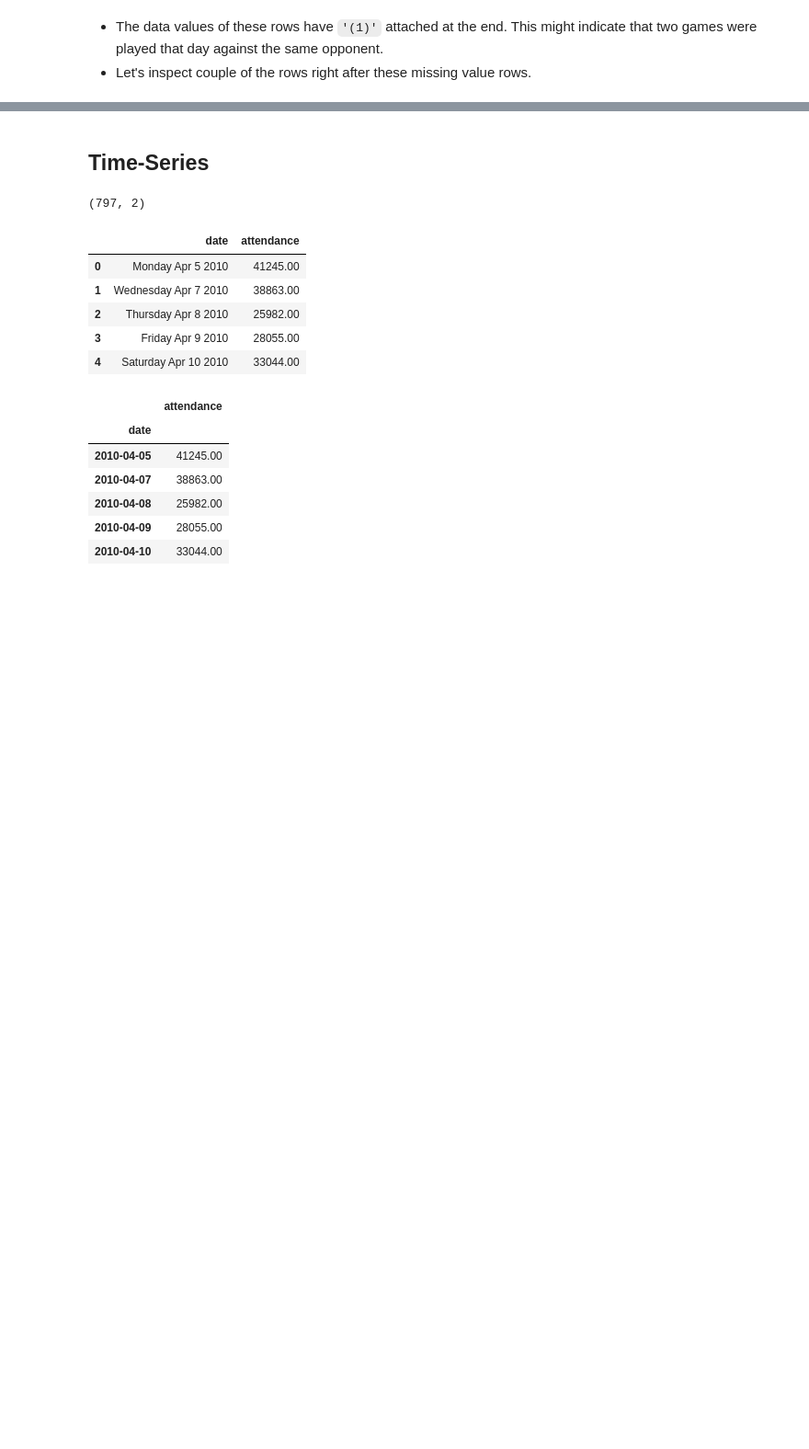
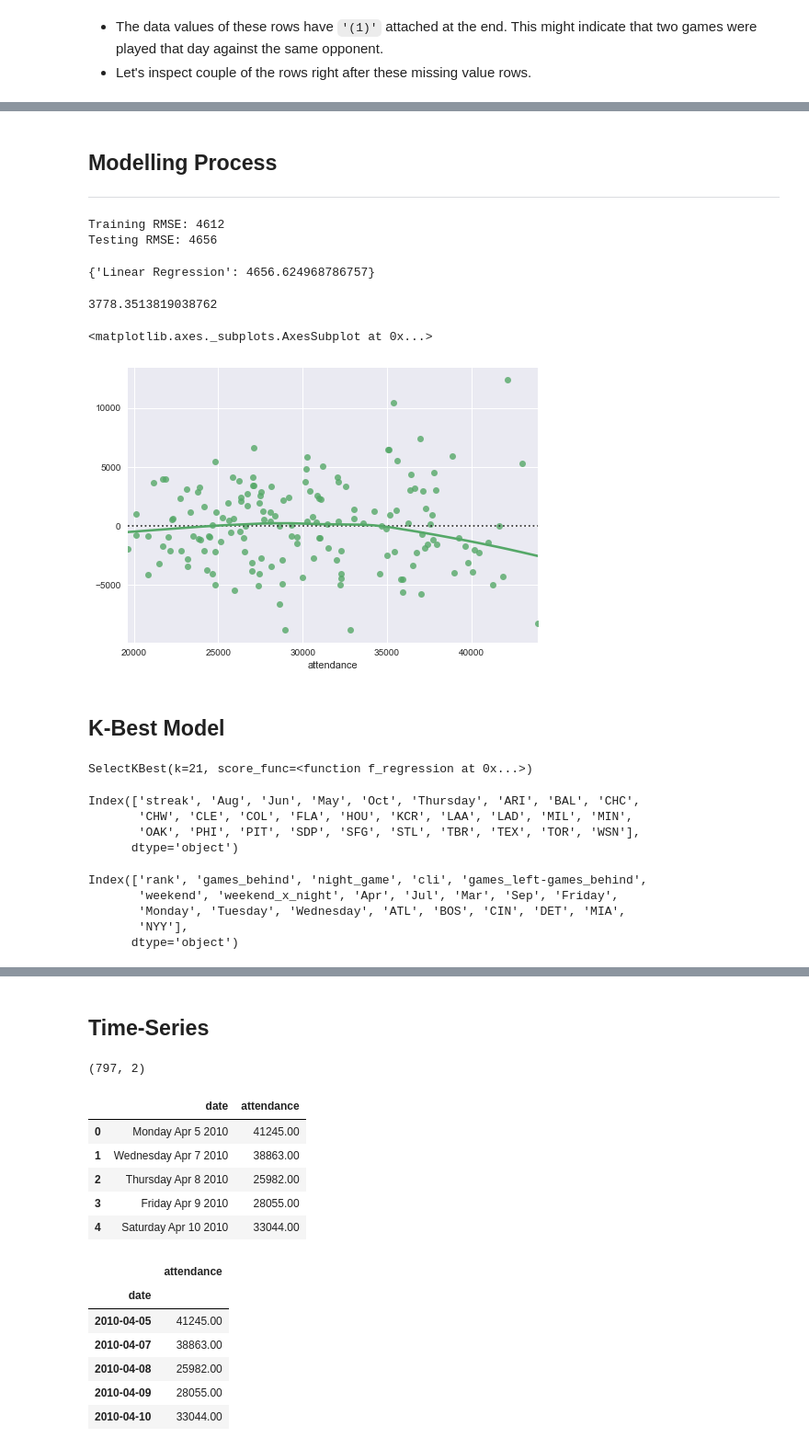
Before and after one commit to ykfarhan/forecasting-nymets-attendance, a Jupyter notebook: mlb_data.ipynb, the cells around one changed output, grey strips where cells are left out. Shown at 92% size. Cells and saved outputs as stored; diff of their text form; code cells hidden in the pictures; blank space fills up the shorter version.

Commit message:
Ran LinReg,Lasso,Kbest models

```diff
--- a/mlb_data.ipynb
+++ b/mlb_data.ipynb
@@ -179,0 +346,3 @@ nym_home.head()
+# %%
+target = nym_normal['attendance']
+features = nym_normal.drop(columns= 'attendance')
@@ -179,0 +359,48 @@ nym_home.head()
+# %%
+X_train, X_test, y_train, y_test = train_test_split(features, target, random_state=9,test_size=0.20)
+# %% [markdown]
+## Modelling Process
+____
+# %%
+#instantiate a linear regression object
+lm = LinearRegression()
+
+#fit the linear regression to the data
+lm = lm.fit(X_train, y_train)
+
+y_train_pred = lm.predict(X_train)
+#use fitted model to predict on the test examples
+y_test_pred = lm.predict(X_test)
+
+train_rmse = np.sqrt(mean_squared_error(y_train, y_train_pred))
+#evaluate the predictions on the test examples
+test_rmse = np.sqrt(mean_squared_error(y_test, y_test_pred))
+
+print('Training RMSE:' , int(train_rmse))
+print('Testing RMSE:' , int(test_rmse))
+# %% [output]
+Training RMSE: 4612
+Testing RMSE: 4656
+# %%
+rmse_dict = {'Linear Regression': test_rmse}
+rmse_dict
+# %% [output]
+{'Linear Regression': 4656.624968786757}
+# %%
+mean_absolute_error(y_test, y_test_pred)
+# %% [output]
+3778.3513819038762
+# %%
+sns.residplot( y_test, y_test_pred,lowess=True, color="g")
+# %% [output]
+<matplotlib.axes._subplots.AxesSubplot at 0x...>
+[figure, added]
+# %% [markdown]
+## K-Best Model
+# %%
+from sklearn.feature_selection import SelectKBest, f_regression,mutual_info_regression
+
+selector = SelectKBest(f_regression, k=21)
+selector.fit(X_train, y_train)
+# %% [output]
+SelectKBest(k=21, score_func=<function f_regression at 0x...>)
@@ -179,0 +410,15 @@ nym_home.head()
+# %%
+print(removed_columns)
+# %% [output]
+Index(['streak', 'Aug', 'Jun', 'May', 'Oct', 'Thursday', 'ARI', 'BAL', 'CHC',
+       'CHW', 'CLE', 'COL', 'FLA', 'HOU', 'KCR', 'LAA', 'LAD', 'MIL', 'MIN',
+       'OAK', 'PHI', 'PIT', 'SDP', 'SFG', 'STL', 'TBR', 'TEX', 'TOR', 'WSN'],
+      dtype='object')
+# %%
+print(selected_columns)
+# %% [output]
+Index(['rank', 'games_behind', 'night_game', 'cli', 'games_left-games_behind',
+       'weekend', 'weekend_x_night', 'Apr', 'Jul', 'Mar', 'Sep', 'Friday',
+       'Monday', 'Tuesday', 'Wednesday', 'ATL', 'BOS', 'CIN', 'DET', 'MIA',
+       'NYY'],
+      dtype='object')
```
Also changed, not shown: parts of 61 cells of this notebook.
